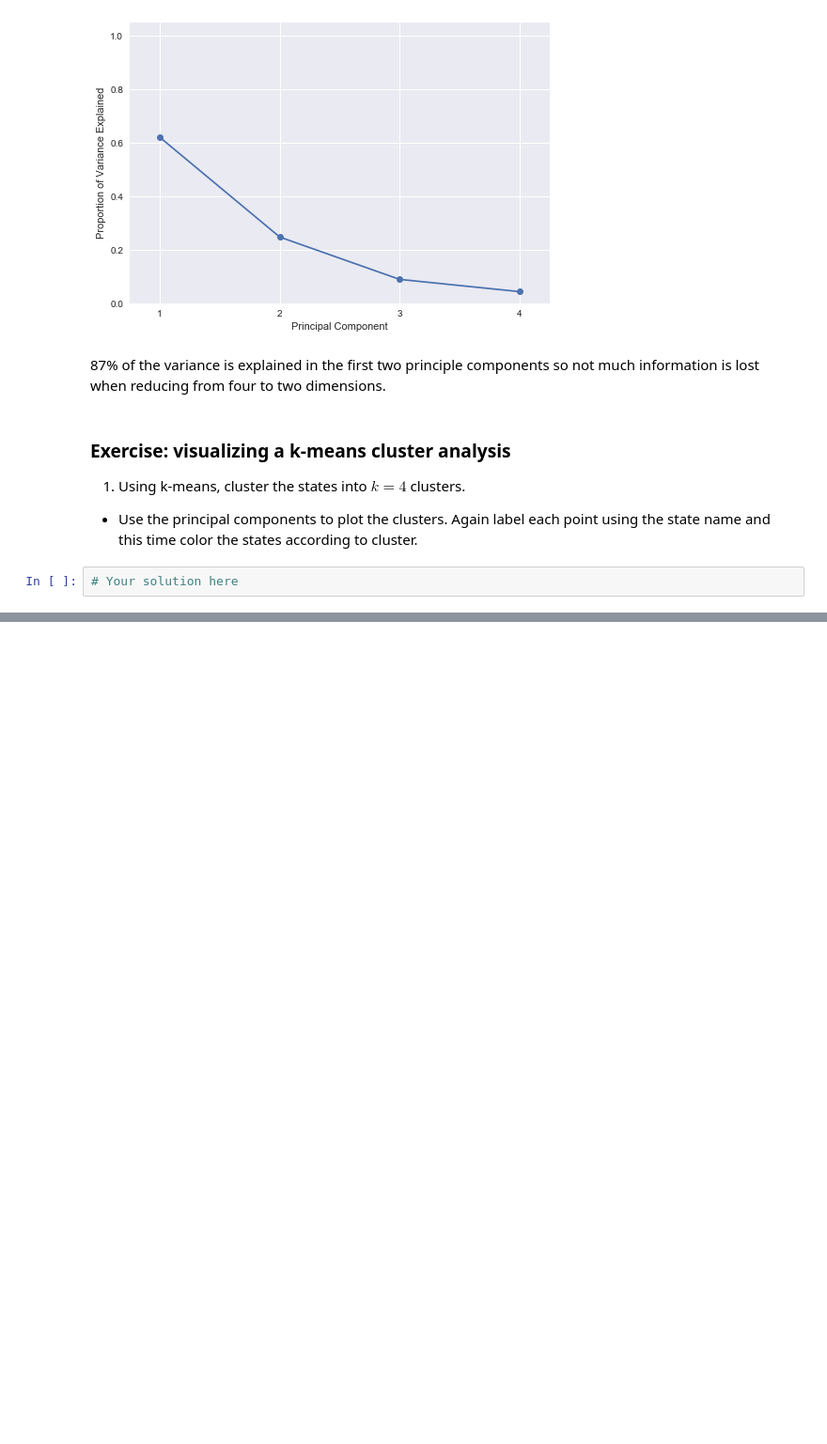
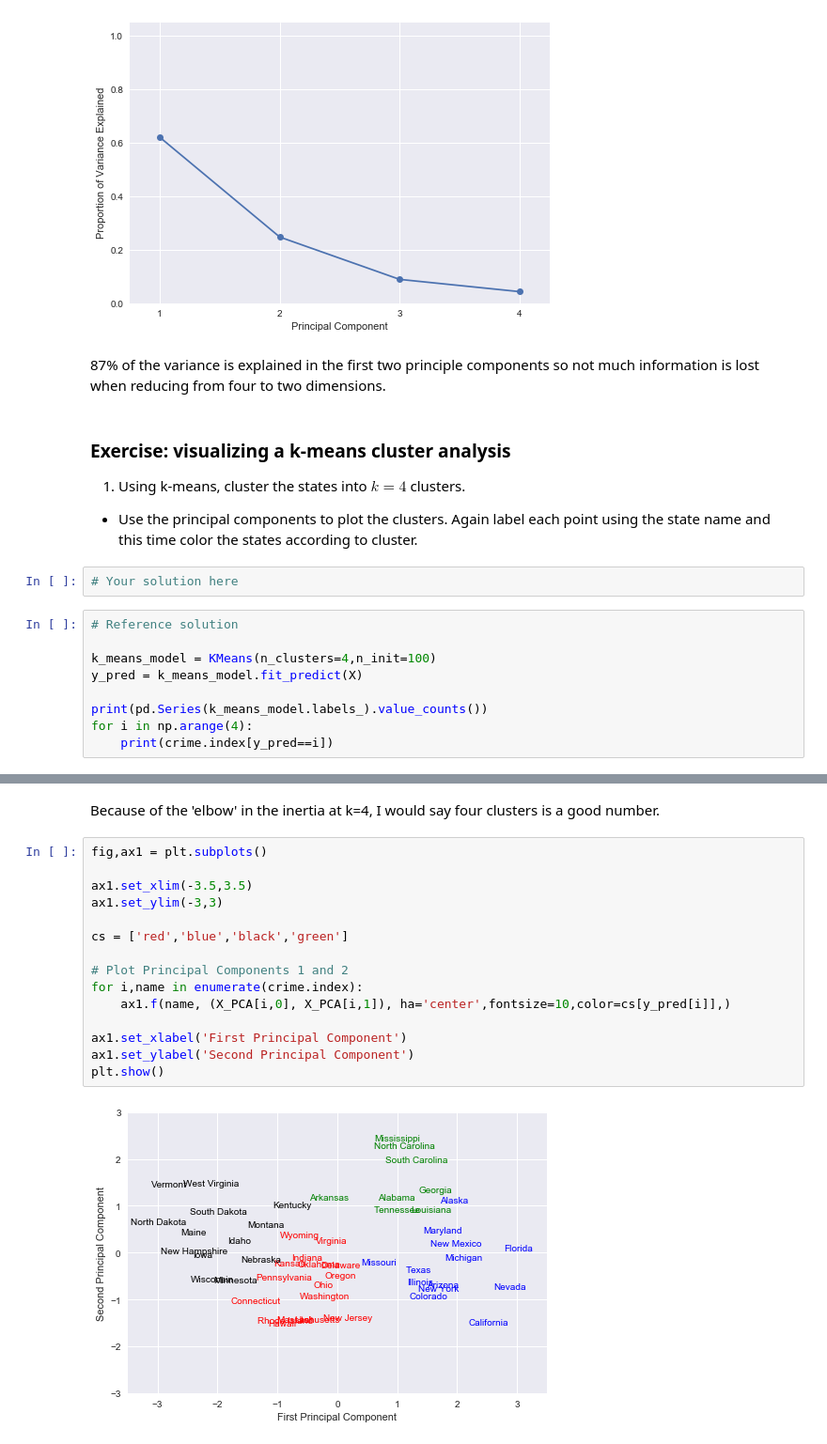
Before and after one commit to datascience-course/2018-datascience-lectures, a Jupyter notebook: 21-DimReduction/21-DimReduction.ipynb, the cells around one changed output, grey strips where cells are left out. Shown: that part at 94% size. Drawn from its saved outputs; the diff is of its cells as text; blank space fills up the shorter version.

```diff
--- a/21-DimReduction/21-DimReduction.ipynb
+++ b/21-DimReduction/21-DimReduction.ipynb
@@ -404,3 +404,12 @@ plt.show()
 + Use the principal components to plot the clusters. Again label each point using the state name and this time color the states according to cluster.
 # %%
 # Your solution here
+# %%
+# Reference solution
+
+k_means_model = KMeans(n_clusters=4,n_init=100)
+y_pred = k_means_model.fit_predict(X)
+
+print(pd.Series(k_means_model.labels_).value_counts())
+for i in np.arange(4):
+    print(crime.index[y_pred==i])
@@ -406,0 +448,19 @@ plt.show()
+# %% [markdown]
+Because of the 'elbow' in the inertia at k=4, I would say four clusters is a good number.
+# %%
+fig,ax1 = plt.subplots()
+
+ax1.set_xlim(-3.5,3.5)
+ax1.set_ylim(-3,3)
+
+cs = ['red','blue','black','green']
+
+# Plot Principal Components 1 and 2
+for i,name in enumerate(crime.index):
+    ax1.f(name, (X_PCA[i,0], X_PCA[i,1]), ha='center',fontsize=10,color=cs[y_pred[i]],)
+
+ax1.set_xlabel('First Principal Component')
+ax1.set_ylabel('Second Principal Component')
+plt.show()
+# %% [output]
+[figure, added]
```
Also changed, not shown: parts of 3 cells of this notebook.
